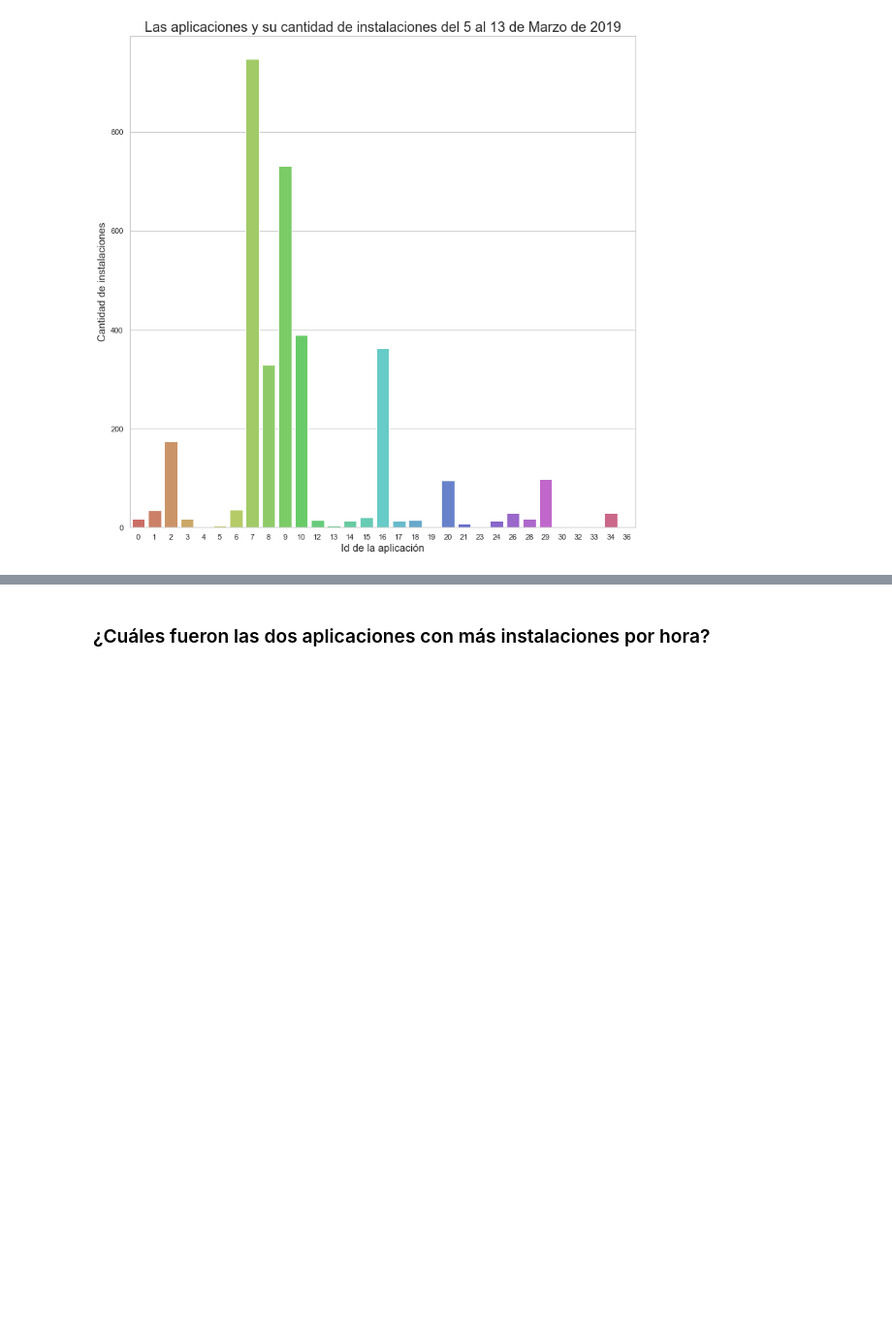
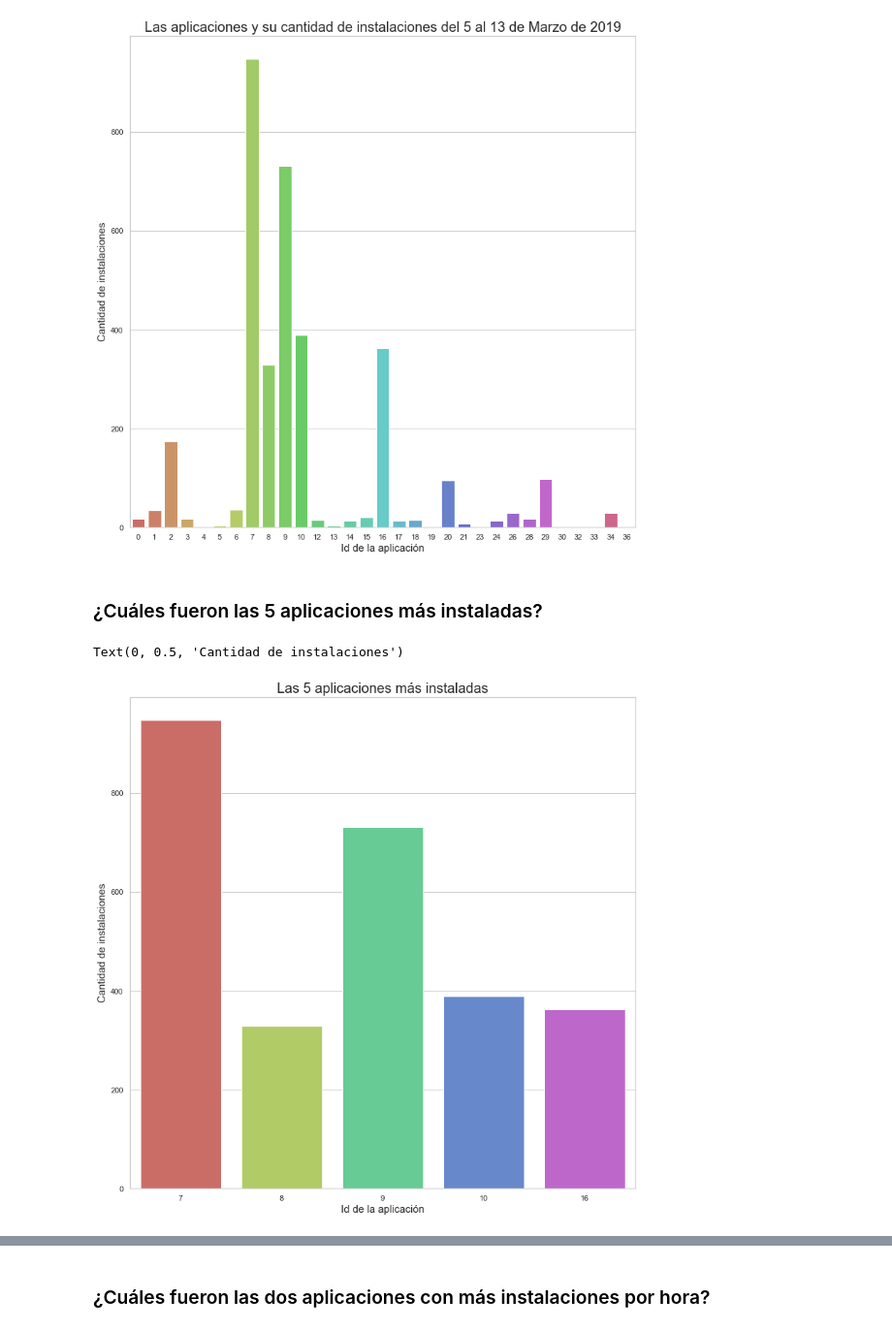
Before and after one commit to AlejandroKler/Datanesa, a Jupyter notebook: Analisis_aplicaciones.ipynb, the cells around one changed output, grey strips where cells are left out. Shown at 97% size. Drawn from its saved outputs; the diff is of its cells as text; code cells hidden in the pictures; blank space fills up the shorter version.

```diff
--- a/Analisis_aplicaciones.ipynb
+++ b/Analisis_aplicaciones.ipynb
@@ -43,3 +40,15 @@ graph.set_ylabel("Cantidad de instalaciones", fontsize = 15)
 # %% [output]
 Text(0, 0.5, 'Cantidad de instalaciones')
 [figure]
+# %% [markdown]
+### ¿Cuáles fueron las 5 aplicaciones más instaladas?
+# %%
+df_to_plot_max = df_to_plot.sort_values(by = 'cant_installs', ascending = False).head(5)
+
+graph = sns.barplot(x= df_to_plot_max['application_id'], y = df_to_plot_max['cant_installs'], orient='v', palette="hls")
+graph.set_title("Las 5 aplicaciones más instaladas", fontsize = 20)
+graph.set_xlabel("Id de la aplicación", fontsize = 15)  #fontdict = font para cambiar la fuente
+graph.set_ylabel("Cantidad de instalaciones", fontsize = 15)
+# %% [output]
+Text(0, 0.5, 'Cantidad de instalaciones')
+[figure, added]
```
Also changed, not shown: parts of 4 cells of this notebook, 8 other files.
